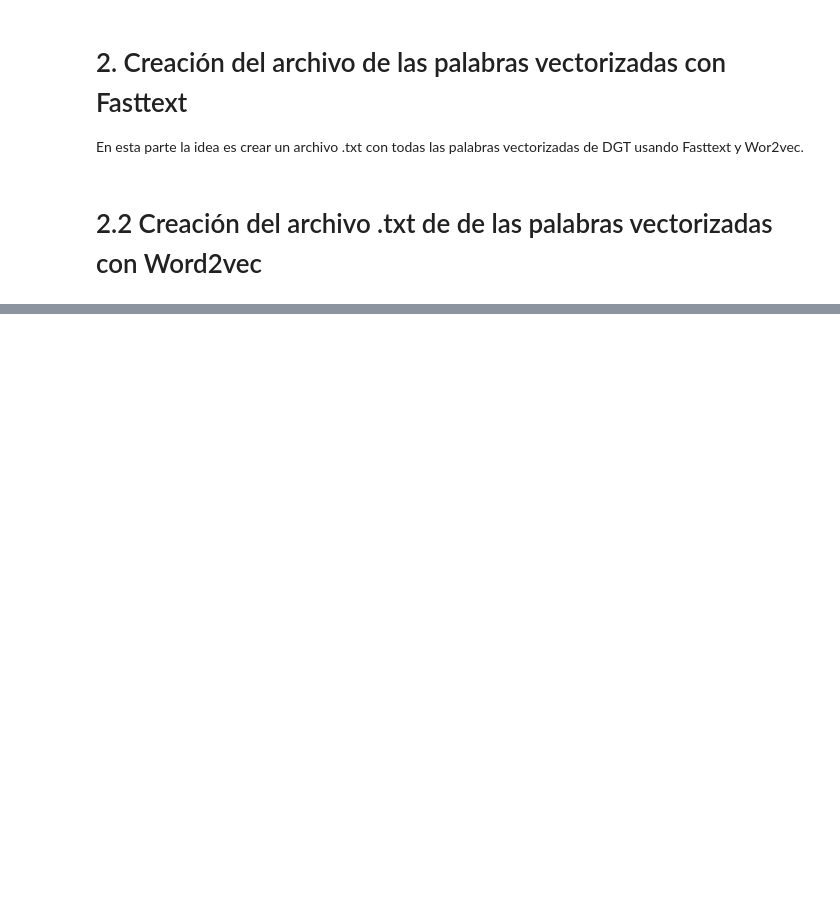
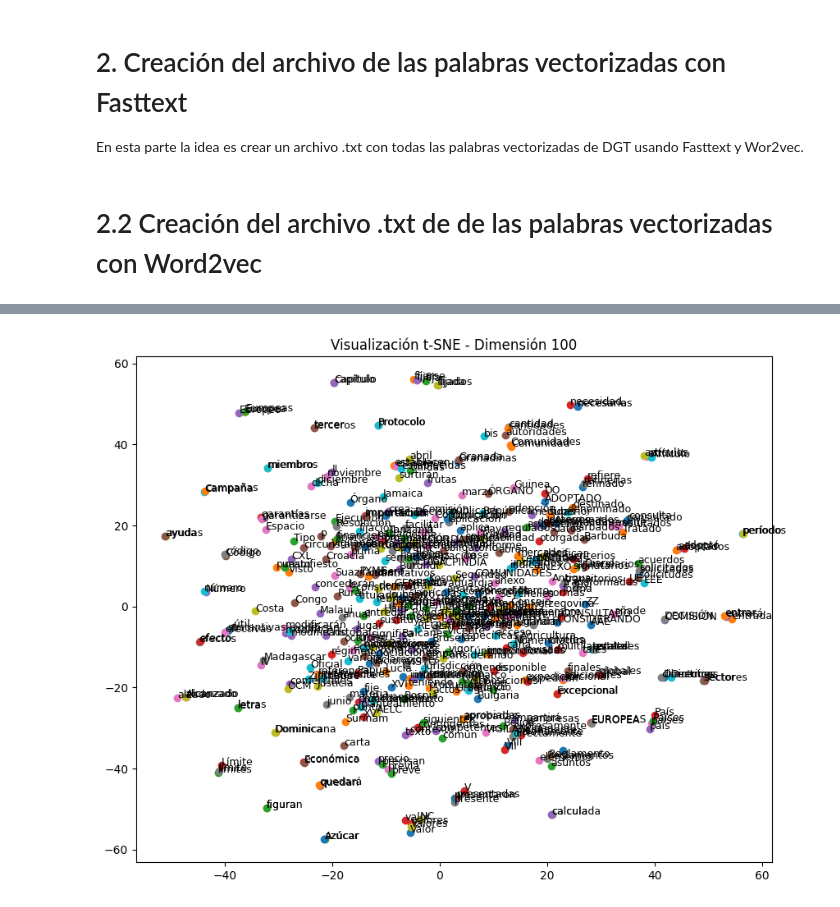
Before and after one commit to Juan2040751/DGT_PLN, a Jupyter notebook: PLN_tarea_2.ipynb, the cells around one changed output, grey strips where cells are left out. Cells and saved outputs as stored; diff of their text form; code cells hidden in the pictures; blank space fills up the shorter version.

```diff
--- a/PLN_tarea_2.ipynb
+++ b/PLN_tarea_2.ipynb
@@ -341,0 +406,5 @@ word2vex_model.wv.save_word2vec_format('text_word2vec_skin_model_' + str(num_fea
+# %%
+modelo_ft_dim_100 = entrenar_modelo_ft(100,150)
+visualizar_tsne(modelo_ft_dim_100, 100, perplexity=5)
+# %% [output]
+[figure, added]
```
Also changed, not shown: parts of 31 cells of this notebook, 3 other files.
